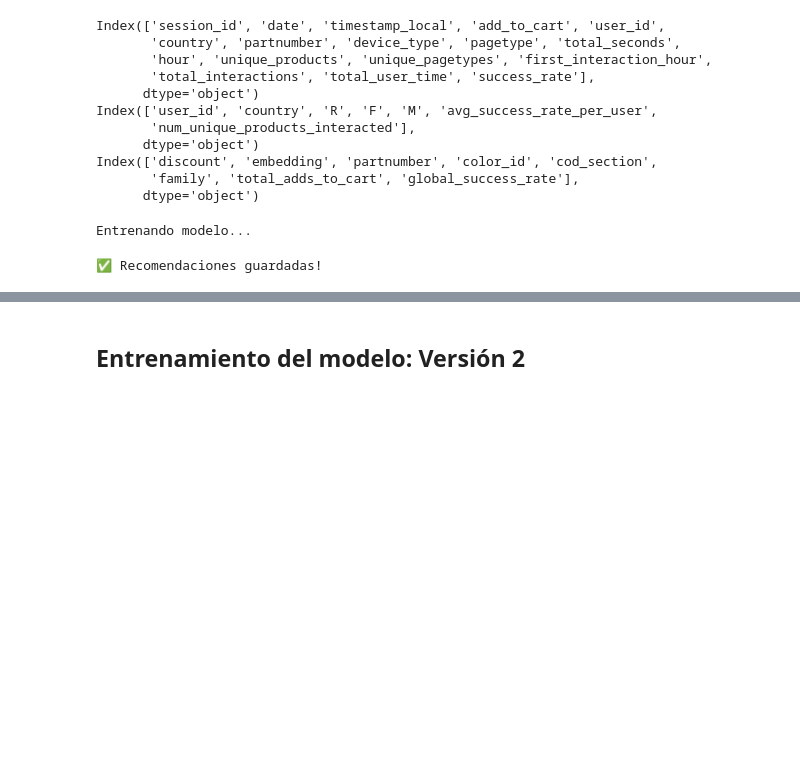
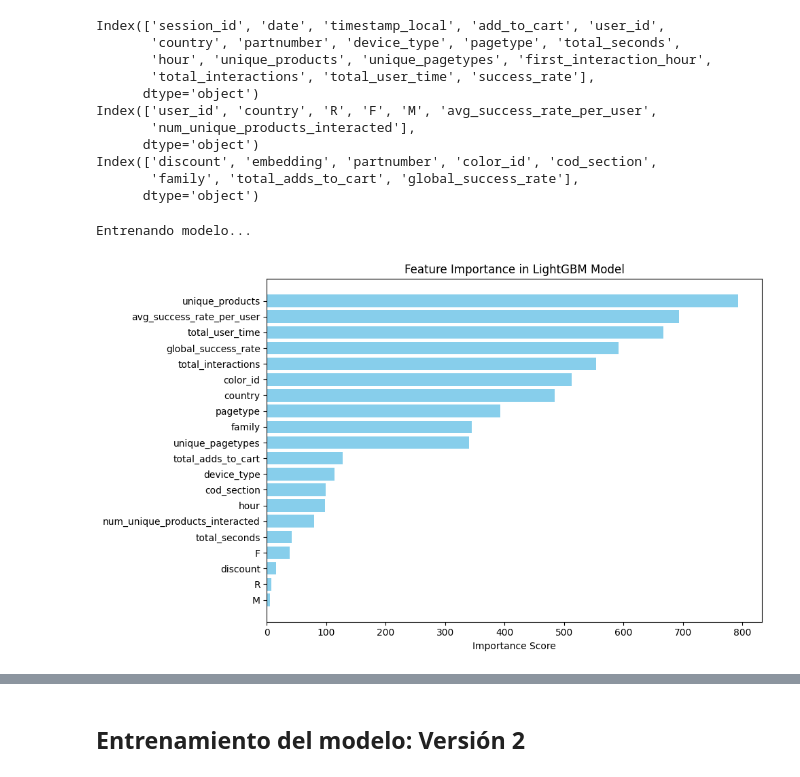
Before and after one commit to pedrochans/hackathon-inditex-data-recommender, a Jupyter notebook: src/data/Task_3.ipynb, the cells around one changed output, grey strips where cells are left out. Cells and saved outputs as stored; diff of their text form; code cells hidden in the pictures; blank space fills up the shorter version.

```diff
--- a/src/data/Task_3.ipynb
+++ b/src/data/Task_3.ipynb
@@ -375,13 +375,30 @@ model.fit(X_train, y_train)
 test_df['predicted_success_rate'] = model.predict(X_test)
 # %% [output]
 Entrenando modelo...
+# %%
+import matplotlib.pyplot as plt
+
+# Get feature importance
+feature_imp = pd.DataFrame({
+    'Feature': X_train.columns,
+    'Importance': model.feature_importances_
+}).sort_values('Importance', ascending=True)
+
+# Plot
+plt.figure(figsize=(10, 6))
+plt.barh(feature_imp['Feature'], feature_imp['Importance'], color='skyblue', )
+plt.title('Feature Importance in LightGBM Model')
+plt.xlabel('Importance Score')
+plt.tight_layout()
+# %% [output]
+[figure, added]
 # %%
-from sklearn.neighbors import NearestNeighbors
+from sklearn.metrics.pairwise import cosine_similarity
 import numpy as np
 import json
 from pathlib import Path
 
-# Completaremos las recomendaciones con productos populares
+# Productos populares para rellenar recomendaciones
 popular_products = (
     products_df
     .sort_values('global_success_rate', ascending=False)
@@ -389,6 +406,7 @@ popular_products = (
     .tolist()
 )
 
+# Enriquecemos test_df con global_success_rate
 enriched_test = (
     test_df
     .merge(
@@ -398,7 +416,7 @@ enriched_test = (
     )
 )
 
-# Crearemos una ponderación para las recomendaciones, ponderando popularidad global y predicción
+# Ponderamos entre predicción y popularidad
 PREDICTION_WEIGHT = 0.8
 GLOBAL_WEIGHT = 0.2
 
@@ -407,6 +425,7 @@ enriched_test['composite_score'] = (
     GLOBAL_WEIGHT * enriched_test['global_success_rate'].fillna(0)
 )
 
+# Generamos las recomendaciones iniciales
 recommendations = (
     enriched_test
     .sort_values(['composite_score'], ascending=[False])
@@ -416,39 +435,45 @@ recommendations = (
     })
 )
 
-# Entrenamiento de modelo rapido, no supervisado, de productos similares.
-product_features = products_df[['discount', 'total_adds_to_cart', 'global_success_rate','cod_section','family','color_id']].values
-nn_model = NearestNeighbors(n_neighbors=5, metric='cosine', algorithm='brute')
-nn_model.fit(product_features)
+# Convertimos embeddings de productos en una matriz
+products_df['embedding'] = products_df['embedding'].apply(lambda x: x if x is not None else np.zeros(1280))
+embedding_matrix = np.vstack(products_df['embedding'].values)
 
-distances, indices = nn_model.kneighbors(product_features)
+# Calculamos similitudes entre productos
+similarity_matrix = cosine_similarity(embedding_matrix)
 
-# Mapeamos cada valor de products_df con sus 5 K-vecinos del modelo anterior (lo usaremos en las recomendaciones)
+# Mapeamos cada producto con sus 5 más similares
+product_indices = {p: i for i, p in enumerate(products_df['partnumber'])}
 product_similarities = {
-    products_df.iloc[i]['partnumber']: products_df.iloc[indices[i]]['partnumber'].tolist()
-    for i in range(len(products_df))
+    partnumber: [
+        products_df.iloc[idx]['partnumber']
+        for idx in np.argsort(-similarity_matrix[product_indices[partnumber]])[1:6]  # Evita el mismo producto (posición 0)
+    ]
+    for partnumber in products_df['partnumber']
 }
 
+#Función para obtener productos similares
 def get_similar_products(partnumber, k=3):
     return list(dict.fromkeys(product_similarities.get(partnumber, [])))[:k]
 
+# Función de padding para asegurar 5 recomendaciones únicas
 def pad_recommendations(prods):
-    prods = list(dict.fromkeys(prods))  # Valores unicos
+    prods = list(dict.fromkeys(prods))  # Valores únicos
 
     if len(prods) >= 5:
         return prods[:5]
 
-    # Si el modelo no es capaz de recomendar 5 productos, añadimos productos similares
+    # Añadimos productos similares si faltan recomendaciones
     similar_prods = []
     for p in prods:
         similar_prods.extend(get_similar_products(p, k=3))
 
-    combined_prods = list(dict.fromkeys(prods + similar_prods))  # Valores unicos
+    combined_prods = list(dict.fromkeys(prods + similar_prods))  # Valores únicos
 
     if len(combined_prods) >= 5:
         return combined_prods[:5]
 
-    # Rellenamos con productos populares (puede suceder que no tengamos recomendaciones, por ejemplo un nuevo usuario, en ese caso recomendaremos productos que tienen un exito general)
+    # Rellenamos con productos populares si aún faltan recomendaciones
     remaining = [p for p in popular_products if p not in combined_prods]
     final_recommendations = (combined_prods + remaining)[:5]
 
@@ -456,18 +481,14 @@ def pad_recommendations(prods):
 
 result_dict = {
     "target": {
-        str(session_id)[:-1]: pad_recommendations(prods)
+        str(session_id)[:-1]: pad_recommendations(prods)  # Mantiene el flujo correcto
         for session_id, prods in recommendations['partnumber'].items()
     }
 }
 
-# Debugging
-for session_id, prods in result_dict['target'].items():
-    if len(prods) != len(set(prods)) or len(prods) != 5:
-        print(f"⚠️ Debug: Session {session_id} - Recommendations: {prods}")
-
-for session_id, prods in result_dict['target'].items():
-    assert len(prods) == len(set(prods)) == 5, f"⚠️ AssertionError: Session {session_id} has duplicates or wrong length"
+# Convertimos los valores a int justo antes de guardar el JSON
+for session_id in result_dict["target"]:
+    result_dict["target"][session_id] = [int(p) for p in result_dict["target"][session_id]]
 
 # Guardar JSON
 output_path = Path('../../predictions/predictions_3.json')
@@ -475,7 +496,3 @@ output_path.parent.mkdir(parents=True, exist_ok=True)
 
 with open(output_path, 'w') as f:
     json.dump(result_dict, f, indent=4)
-
-print("✅ Recomendaciones guardadas!")
-# %% [output]
-✅ Recomendaciones guardadas!
```
Also changed, not shown: parts of 6 cells of this notebook.
